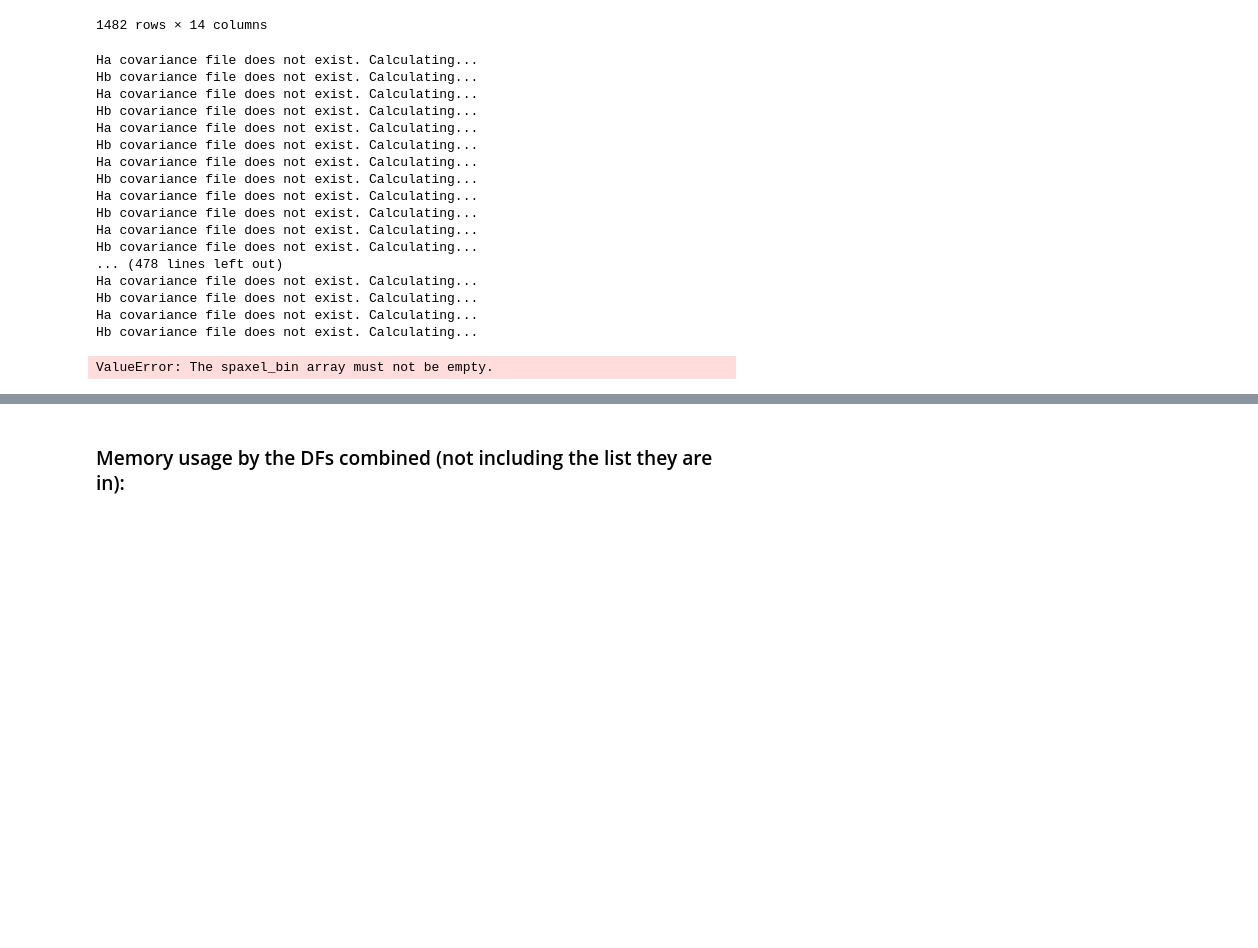
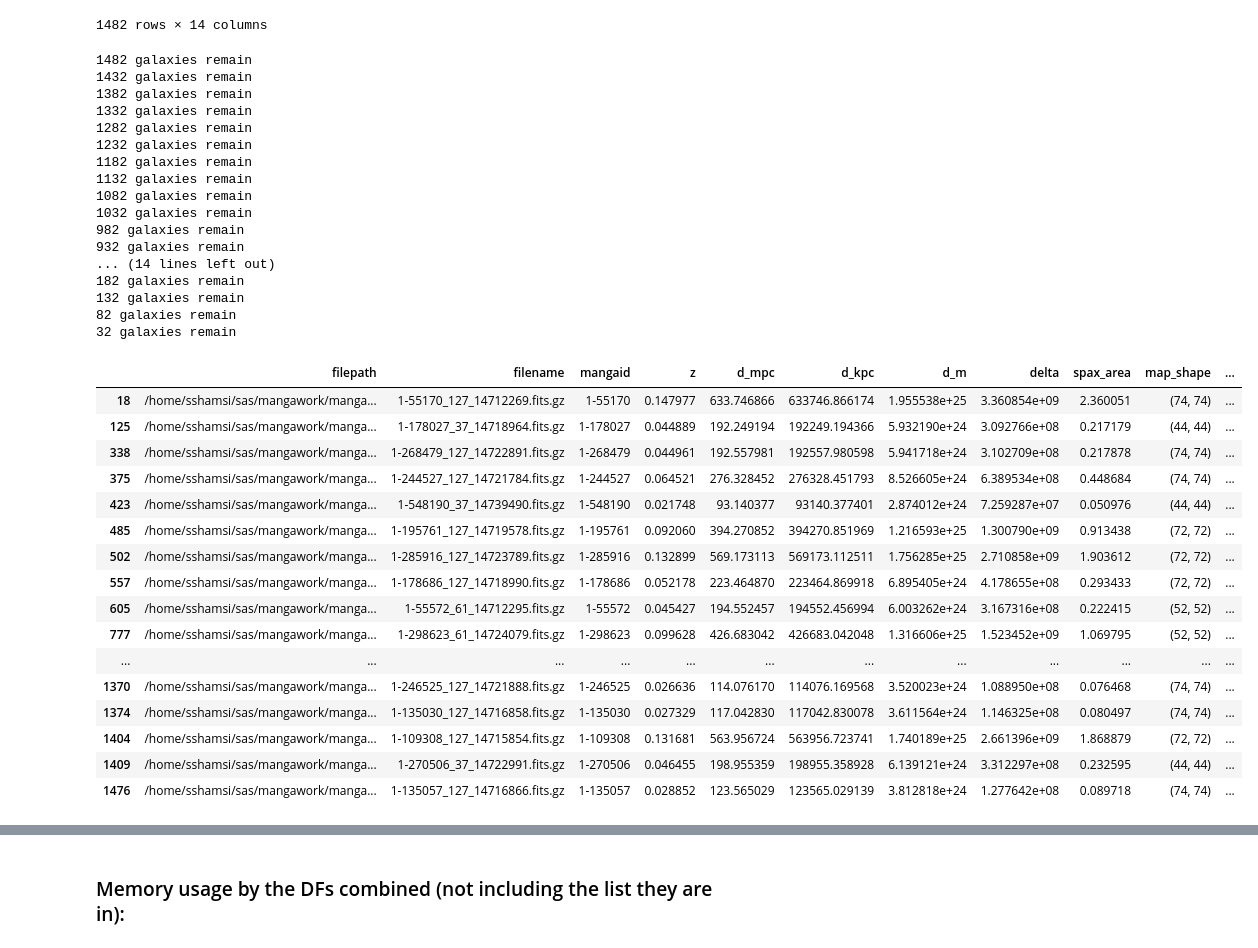
Before and after one commit to sjshamsi/Spiral_Analysis, a Jupyter notebook: Combined_SFR_Inside_vs_Outside/combined_total_sfr_inside_vs_outside.ipynb, the cells around one changed output, grey strips where cells are left out. Cells and saved outputs as stored; diff of their text form; code cells hidden in the pictures; blank space fills up the shorter version.

```diff
--- a/Combined_SFR_Inside_vs_Outside/combined_total_sfr_inside_vs_outside.ipynb
+++ b/Combined_SFR_Inside_vs_Outside/combined_total_sfr_inside_vs_outside.ipynb
@@ -37,35 +37,49 @@ main_df
 1482 rows × 14 columns
 # %%
 tot_sfr_list = []
+sig_tot_sfr_list = []
 tot_sp_sfr_list = []
+sig_tot_sp_sfr_list = []
+df_list_len = len(df_list)
 
 for idx, df in enumerate(df_list):
     bin_df = df.dropna()
     bin_df = bin_df[(bin_df.ha_spax_healthy == True) & (bin_df.hb_spax_healthy == True) & (bin_df.comp == False) &
                     (bin_df.agn == False) & (bin_df.seyfert == False) & (bin_df.liner == False)]
+    sp_bin_df = bin_df[bin_df.sp_33 == True]
 
-    sp_bin_df = bin_df[bin_df.sp_33 == True]
-    tot_sfr = get_sfr(bin_df.index.to_numpy(), df, dict_list[idx])
-    tot_sp_sfr = get_sfr(sp_bin_df.index.to_numpy(), df, dict_list[idx])
+    if len(bin_df) == 0:
+        sfr, sig_sfr = np.nan, np.nan
+    else:
+        sfr, sig_sfr = get_sfr(bin_df.index.to_numpy(), df, dict_list[idx])
 
-    tot_sfr_list.append(tot_sfr)
-    tot_sp_sfr_list.append(tot_sp_sfr)
+    if len(sp_bin_df) == 0:
+        sp_sfr, sig_sp_sfr = np.nan, np.nan
+    else:
+        sp_sfr, sig_sp_sfr = get_sfr(sp_bin_df.index.to_numpy(), df, dict_list[idx])
+
+    tot_sfr_list.append(sfr)
+    sig_tot_sfr_list.append(sig_sfr)
+    tot_sp_sfr_list.append(sp_sfr)
+    sig_tot_sp_sfr_list.append(sig_sp_sfr)
+
+    if idx % 50 == 0:
+        print(df_list_len - idx, 'galaxies remain')
 # %% [output]
-Ha covariance file does not exist. Calculating...
-Hb covariance file does not exist. Calculating...
-Ha covariance file does not exist. Calculating...
-Hb covariance file does not exist. Calculating...
-Ha covariance file does not exist. Calculating...
-Hb covariance file does not exist. Calculating...
-Ha covariance file does not exist. Calculating...
-Hb covariance file does not exist. Calculating...
-Ha covariance file does not exist. Calculating...
-Hb covariance file does not exist. Calculating...
-Ha covariance file does not exist. Calculating...
-Hb covariance file does not exist. Calculating...
-... (478 lines left out)
-Ha covariance file does not exist. Calculating...
-Hb covariance file does not exist. Calculating...
-Ha covariance file does not exist. Calculating...
-Hb covariance file does not exist. Calculating...
+1482 galaxies remain
+1432 galaxies remain
+1382 galaxies remain
+1332 galaxies remain
+1282 galaxies remain
+1232 galaxies remain
+1182 galaxies remain
+1132 galaxies remain
+1082 galaxies remain
+1032 galaxies remain
+982 galaxies remain
+932 galaxies remain
+... (14 lines left out)
+182 galaxies remain
+132 galaxies remain
+82 galaxies remain
+32 galaxies remain
-ValueError: The spaxel_bin array must not be empty.
@@ -76,3 +96,21 @@ main_df['sig_pc_tot_spiral_sfr'] = main_df['pc_tot_spiral_sfr'] * np.sqrt((main_
 # %%
-filtered_df = main_df[main_df['pc_tot_spiral_sfr'] <= 100]
+main_df[main_df.pc_tot_spiral_sfr > 100]
+# %% [output]
+|  | filepath | filename | mangaid | z | d_mpc | d_kpc | d_m | delta | spax_area | map_shape | ... |
+| 18 | /home/sshamsi/sas/mangawork/manga... | 1-55170_127_14712269.fits.gz | 1-55170 | 0.147977 | 633.746866 | 633746.866174 | 1.955538e+25 | 3.360854e+09 | 2.360051 | (74, 74) | ... |
+| 125 | /home/sshamsi/sas/mangawork/manga... | 1-178027_37_14718964.fits.gz | 1-178027 | 0.044889 | 192.249194 | 192249.194366 | 5.932190e+24 | 3.092766e+08 | 0.217179 | (44, 44) | ... |
+| 338 | /home/sshamsi/sas/mangawork/manga... | 1-268479_127_14722891.fits.gz | 1-268479 | 0.044961 | 192.557981 | 192557.980598 | 5.941718e+24 | 3.102709e+08 | 0.217878 | (74, 74) | ... |
+| 375 | /home/sshamsi/sas/mangawork/manga... | 1-244527_127_14721784.fits.gz | 1-244527 | 0.064521 | 276.328452 | 276328.451793 | 8.526605e+24 | 6.389534e+08 | 0.448684 | (74, 74) | ... |
+| 423 | /home/sshamsi/sas/mangawork/manga... | 1-548190_37_14739490.fits.gz | 1-548190 | 0.021748 | 93.140377 | 93140.377401 | 2.874012e+24 | 7.259287e+07 | 0.050976 | (44, 44) | ... |
+| 485 | /home/sshamsi/sas/mangawork/manga... | 1-195761_127_14719578.fits.gz | 1-195761 | 0.092060 | 394.270852 | 394270.851969 | 1.216593e+25 | 1.300790e+09 | 0.913438 | (72, 72) | ... |
+| 502 | /home/sshamsi/sas/mangawork/manga... | 1-285916_127_14723789.fits.gz | 1-285916 | 0.132899 | 569.173113 | 569173.112511 | 1.756285e+25 | 2.710858e+09 | 1.903612 | (72, 72) | ... |
+| 557 | /home/sshamsi/sas/mangawork/manga... | 1-178686_127_14718990.fits.gz | 1-178686 | 0.052178 | 223.464870 | 223464.869918 | 6.895405e+24 | 4.178655e+08 | 0.293433 | (72, 72) | ... |
+| 605 | /home/sshamsi/sas/mangawork/manga... | 1-55572_61_14712295.fits.gz | 1-55572 | 0.045427 | 194.552457 | 194552.456994 | 6.003262e+24 | 3.167316e+08 | 0.222415 | (52, 52) | ... |
+| 777 | /home/sshamsi/sas/mangawork/manga... | 1-298623_61_14724079.fits.gz | 1-298623 | 0.099628 | 426.683042 | 426683.042048 | 1.316606e+25 | 1.523452e+09 | 1.069795 | (52, 52) | ... |
+| ... | ... | ... | ... | ... | ... | ... | ... | ... | ... | ... | ... |
+| 1370 | /home/sshamsi/sas/mangawork/manga... | 1-246525_127_14721888.fits.gz | 1-246525 | 0.026636 | 114.076170 | 114076.169568 | 3.520023e+24 | 1.088950e+08 | 0.076468 | (74, 74) | ... |
+| 1374 | /home/sshamsi/sas/mangawork/manga... | 1-135030_127_14716858.fits.gz | 1-135030 | 0.027329 | 117.042830 | 117042.830078 | 3.611564e+24 | 1.146325e+08 | 0.080497 | (74, 74) | ... |
+| 1404 | /home/sshamsi/sas/mangawork/manga... | 1-109308_127_14715854.fits.gz | 1-109308 | 0.131681 | 563.956724 | 563956.723741 | 1.740189e+25 | 2.661396e+09 | 1.868879 | (72, 72) | ... |
+| 1409 | /home/sshamsi/sas/mangawork/manga... | 1-270506_37_14722991.fits.gz | 1-270506 | 0.046455 | 198.955359 | 198955.358928 | 6.139121e+24 | 3.312297e+08 | 0.232595 | (44, 44) | ... |
+| 1476 | /home/sshamsi/sas/mangawork/manga... | 1-135057_127_14716866.fits.gz | 1-135057 | 0.028852 | 123.565029 | 123565.029139 | 3.812818e+24 | 1.277642e+08 | 0.089718 | (74, 74) | ... |
 # %%
```
Also changed, not shown: parts of 3 cells of this notebook.
